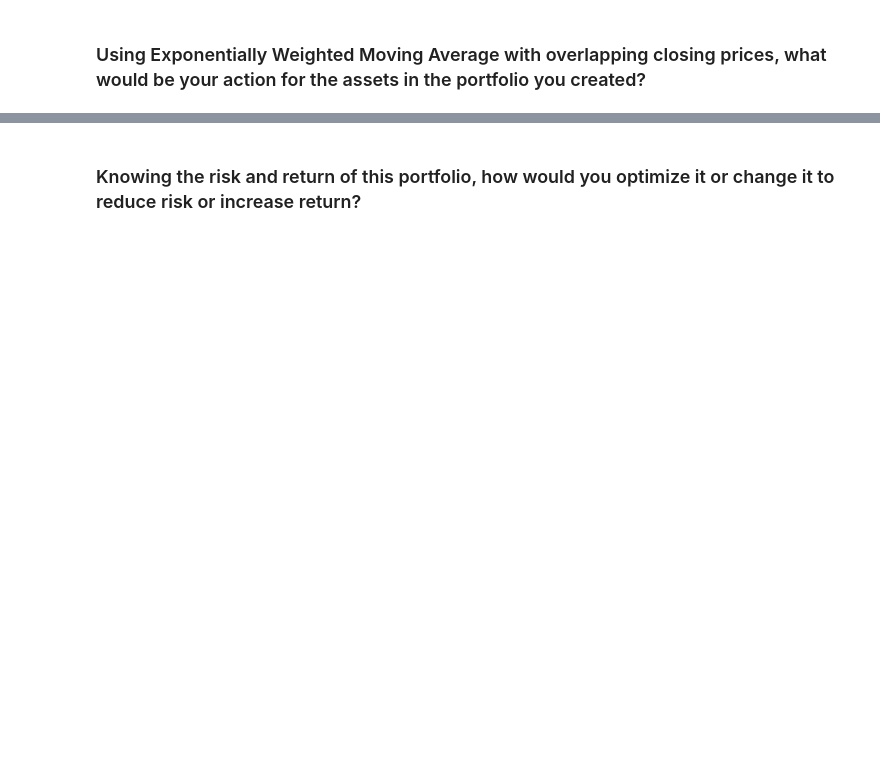
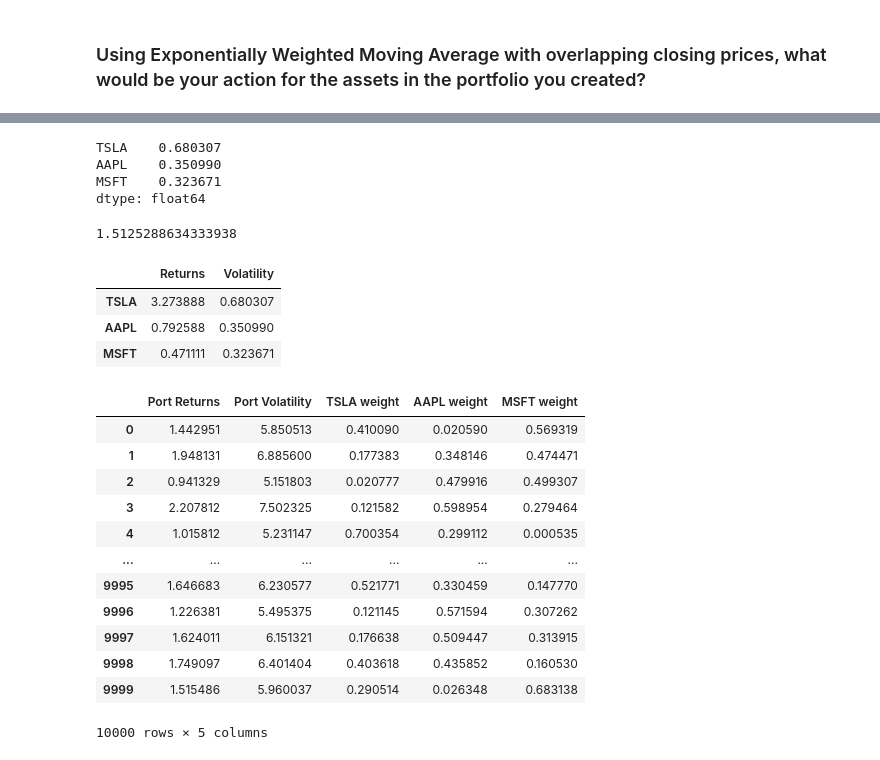
Before and after one commit to GregoryRash6/Custom_Portfolio_Analysis, a Jupyter notebook: tye.ipynb, the cells around one changed output, grey strips where cells are left out. Cells and saved outputs as stored; diff of their text form; code cells hidden in the pictures; blank space fills up the shorter version.

```diff
--- a/tye.ipynb
+++ b/tye.ipynb
@@ -224 +296,11 @@ covariance_portfolio
+# %%
+#calculate the annual volatility for each asset
+
+ann_volatility = portfolio_close.pct_change().apply(lambda x: np.log(1+x)).std().apply(lambda x: x*np.sqrt(250))
+ann_volatility
+# %% [output]
+TSLA    0.680307
+AAPL    0.350990
+MSFT    0.323671
+dtype: float64
 # %%
@@ -235,2 +312,0 @@ and a risk of {round(portfolio_risk *100, 2)}%.""")
-# %% [markdown]
-### Knowing the risk and return of this portfolio, how would you optimize it or change it to reduce risk or increase return?
@@ -236,0 +317,62 @@ and a risk of {round(portfolio_risk *100, 2)}%.""")
+# %%
+#portfolio annual return percentage
+port_er = (weights*ann_returns).sum()
+port_er
+# %% [output]
+1.5125288634333938
+# %%
+#create a table to display returns and volatility and rename columns
+ret_vol_df = pd.concat([ann_returns, ann_volatility], axis=1)
+ret_vol_df.columns = ['Returns', 'Volatility']
+ret_vol_df
+# %% [output]
+|  | Returns | Volatility |
+| TSLA | 3.273888 | 0.680307 |
+| AAPL | 0.792588 | 0.350990 |
+| MSFT | 0.471111 | 0.323671 |
+# %%
+# to optimize we need to run a loop that will randomly assign weights to each asset in our portfolio and calculate a new volatility. we will run the loop 10000 times
+# make an empty array for portfolio returns
+portfolio_ret = []
+# make an empty array for portfolio volatility
+portfolio_vol = []
+# make an empty array for asset weights
+portfolio_weights = []
+
+number_assets = len(portfolio_close.columns)
+number_portfolios = 10000
+
+for portfolio in range(num_portfolios):
+    new_weights = np.random.random(num_assets)
+    new_weights = new_weights/np.sum(new_weights)
+    portfolio_weights.append(new_weights)
+    new_returns = np.dot(new_weights, ann_returns)
+
+    portfolio_ret.append(new_returns)
+    new_var = covariance_portfolio.mul(new_weights, axis=0).mul(new_weights, axis=1).sum().sum()
+    sd = np.sqrt(new_var)
+    ann_sd = sd*np.sqrt(250)
+    portfolio_vol.append(ann_sd)
+
+    data = {'Port Returns':p_ret, 'Port Volatility':p_vol}
+
+for counter, symbol in enumerate(df.columns.tolist()):
+
+    data[symbol+' weight'] = [w[counter] for w in portfolio_weights]
+
+    portfolios  = pd.DataFrame(data)
+portfolios
+# %% [output]
+|  | Port Returns | Port Volatility | TSLA weight | AAPL weight | MSFT weight |
+| 0 | 1.442951 | 5.850513 | 0.410090 | 0.020590 | 0.569319 |
+| 1 | 1.948131 | 6.885600 | 0.177383 | 0.348146 | 0.474471 |
+| 2 | 0.941329 | 5.151803 | 0.020777 | 0.479916 | 0.499307 |
+| 3 | 2.207812 | 7.502325 | 0.121582 | 0.598954 | 0.279464 |
+| 4 | 1.015812 | 5.231147 | 0.700354 | 0.299112 | 0.000535 |
+| ... | ... | ... | ... | ... | ... |
+| 9995 | 1.646683 | 6.230577 | 0.521771 | 0.330459 | 0.147770 |
+| 9996 | 1.226381 | 5.495375 | 0.121145 | 0.571594 | 0.307262 |
+| 9997 | 1.624011 | 6.151321 | 0.176638 | 0.509447 | 0.313915 |
+| 9998 | 1.749097 | 6.401404 | 0.403618 | 0.435852 | 0.160530 |
+| 9999 | 1.515486 | 5.960037 | 0.290514 | 0.026348 | 0.683138 |
+10000 rows × 5 columns
```
Also changed, not shown: parts of 27 cells of this notebook.
